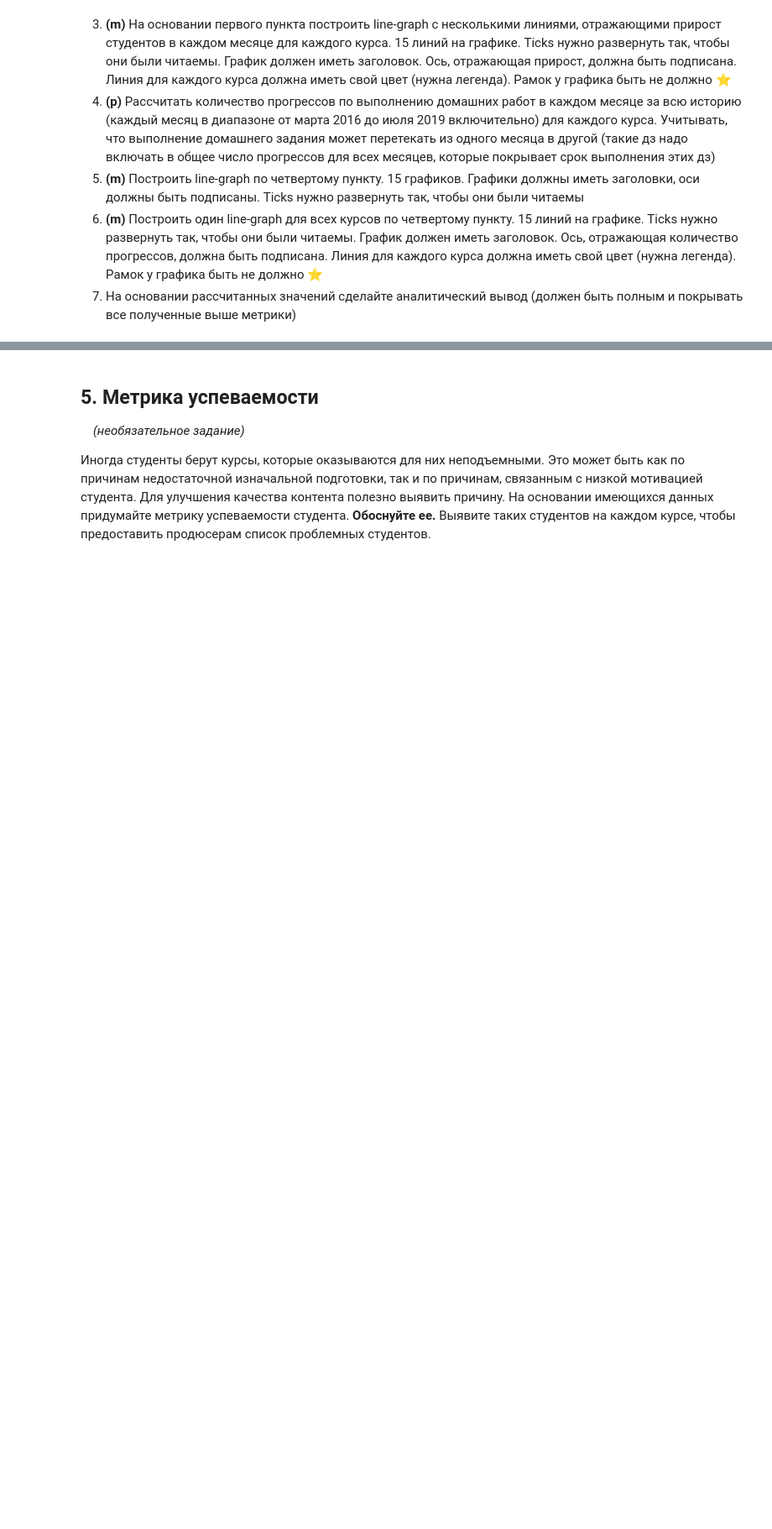
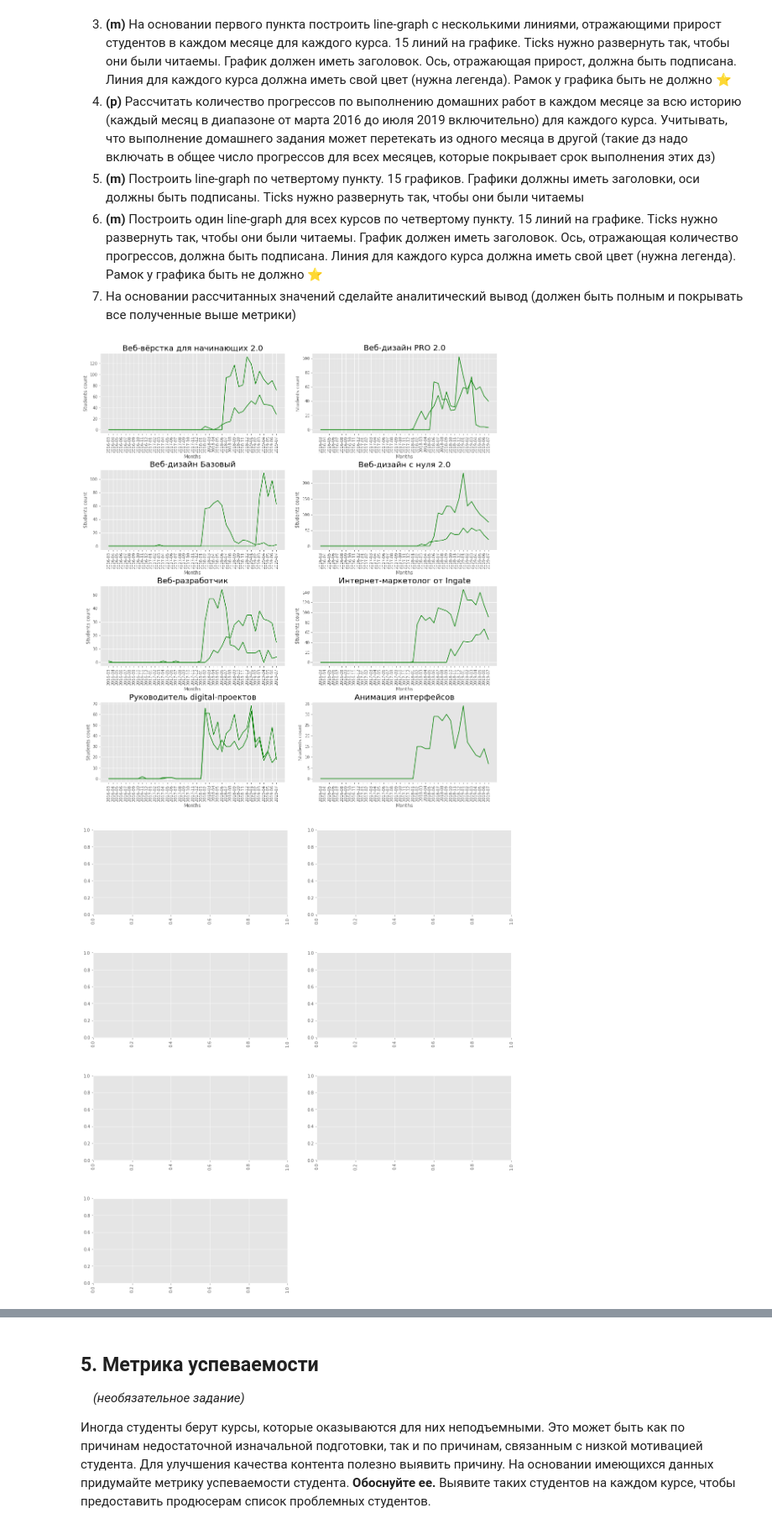
Before and after one commit to Dreeamcatcher/repo, a Jupyter notebook: skillbox/Data analytics - junior/course works/1/Coursework_analytics_1.ipynb, the cells around one changed output, grey strips where cells are left out. Shown at 84% size. Cells and saved outputs as stored; diff of their text form; code cells hidden in the pictures; blank space fills up the shorter version.

```diff
--- a/skillbox/Data analytics - junior/course works/1/Coursework_analytics_1.ipynb
+++ b/skillbox/Data analytics - junior/course works/1/Coursework_analytics_1.ipynb
@@ -338,33 +318,35 @@ dynamic_df.sort_values(['course_title', 'month'], inplace=True)
 # %%
 # ЗАДАНИЕ 2.2
 
-names = ['PT08.S1(CO)', 'NMHC(GT)', 'C6H6(GT)', 'PT08.S2(NMHC)']
-subplots = []
-shape = 22
+titles = dynamic_df.course_title.unique().tolist()
+subplots = [] # двумерный массив полотен [fig_1[subplots..], fig_2[subplots..]]
+LIMIT_SUBPLOTS, SHAPE = 8, 42
 
-# инициализируем
-fig = plt.figure()
-fig.set_size_inches(18, 10)
+x_values = dates_list # значения оси Х
 
-# извлекаем значения оси Х
-x_values = [pd.to_datetime(str(x)).strftime('%Y.%m.%d %H:%M') for x in air_df['ts'].values[:TOP]]
-
-# for index, item in enumerate(names):
-#     # создаем и настраиваем холст
-#     subplots.append(fig.add_subplot(int('{}{}'.format(shape, index + 1))))
-#     subplots[index].grid()
-#     plt.xticks(rotation=70)
-#     plt.subplots_adjust(wspace=0.15, hspace=0.55)
-#
-#     # извлекаем значения оси Y
-#     y_values = air_df[item].values[:TOP]
-#
-#     # подписываем
-#     subplots[index].set_title('{}  /  Date'.format(item), fontsize = '20')
-#     subplots[index].set_ylabel('{}'.format(item))
-#
-#     # рисуем
-#     subplots[index].scatter(x_values, y_values, marker='o', c='g')
+# рисуем графики по 8 штук
+for fig_number in range(1, math.ceil(len(titles) / LIMIT_SUBPLOTS) + 1 ):
+    subplots.append([])
+    # инициализируем
+    fig = plt.figure()
+    fig.set_size_inches(18, 20)
+    for index, title in enumerate(titles[fig_number * LIMIT_SUBPLOTS - LIMIT_SUBPLOTS : LIMIT_SUBPLOTS * fig_number]):
+        # добавляем и настраиваем холст
+        subplots[fig_number-1].append(fig.add_subplot(int('{}{}'.format(SHAPE, index + 1))))
+        subplots[fig_number-1][index].grid()
+        plt.xticks(rotation=90, fontsize='10')
+        plt.subplots_adjust(wspace=0.15, hspace=0.45)
+        # извлекаем значения оси Y
+        y_values = dynamic_df[dynamic_df.course_title == title].students_count.values.tolist()
+        # подписываем
+        subplots[fig_number-1][index].set_title(title, fontsize = '20')
+        subplots[fig_number-1][index].set_ylabel('Students count')
+        subplots[fig_number-1][index].set_xlabel('Months')
+        # рисуем
+        subplots[fig_number-1][index].plot(x_values, y_values, 'g')
+# %% [output]
+[figure, added]
+[figure, added]
 # %% [markdown]
 ## 3. Выявление проблемных модулей
 
```
Also changed, not shown: parts of 3 cells of this notebook.
